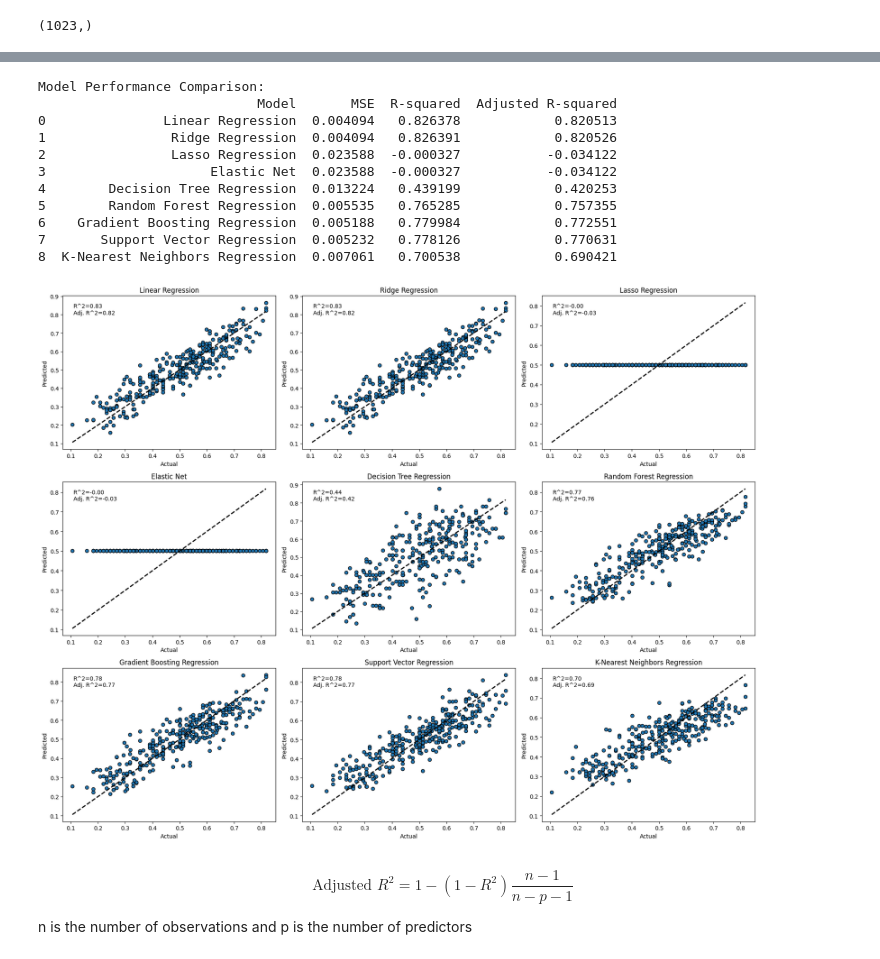
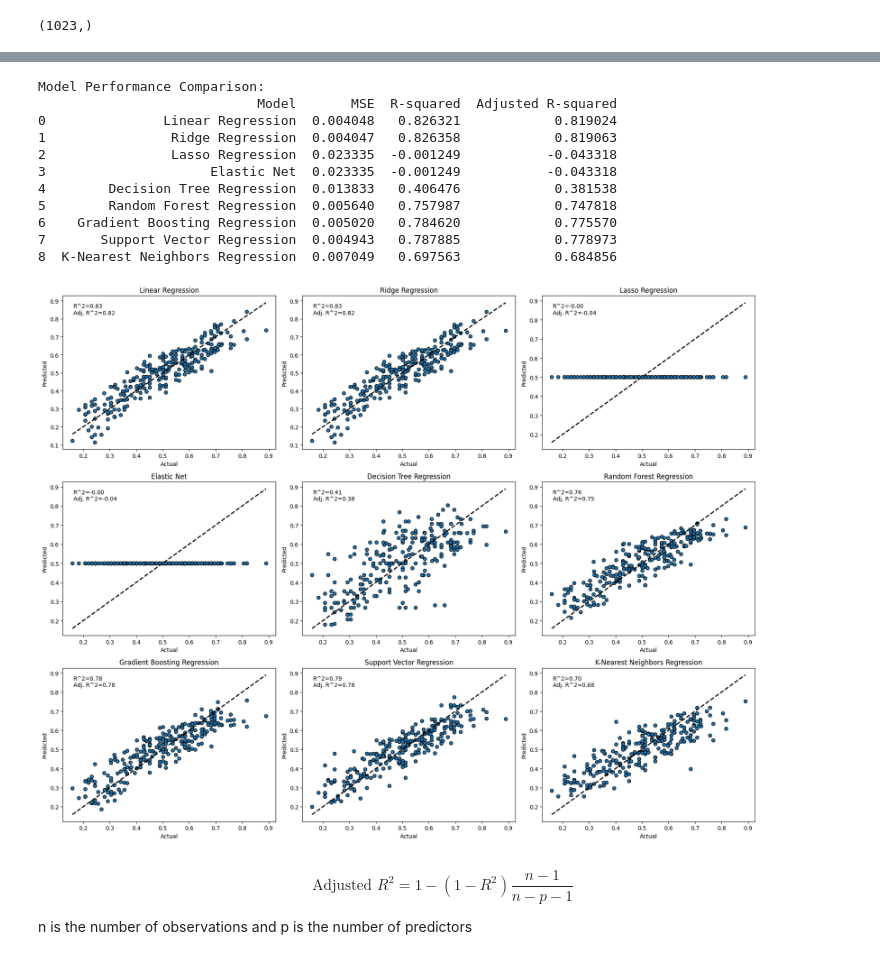
Before and after one commit to ChinmayVar/FinalProject156, a Jupyter notebook: final_proj.ipynb, the cells around one changed output, grey strips where cells are left out. Cells and saved outputs as stored; diff of their text form; code cells hidden in the pictures.

Commit message:
train val test split and added year filter

```diff
--- a/final_proj.ipynb
+++ b/final_proj.ipynb
@@ -73,0 +79,17 @@ print(y_train.shape, y_new.shape)
+# %%
+# Test, Train, Val split
+
+# The 2023-24 season is the test data
+X_test = X.iloc[:30]
+y_test = y.iloc[:30]
+
+# Remaining data for training and validation
+X_remaining = X.iloc[30:]
+y_remaining = y.iloc[30:]
+
+X_train, X_val, y_train, y_val = train_test_split(X_remaining, y_remaining, random_state=42)
+
+# Check the shapes
+print(X_test.shape, y_test.shape)
+print(X_train.shape, X_val.shape)
+print(y_train.shape, y_val.shape)
@@ -109,8 +135,8 @@ plt.show()
 # %%
-# Transform the new data using the same steps
-X_new = scaler.transform(X_new)  # Standardize
-X_new_tilde = X_new - mu  # Center
-X_new_tilde_pca = pca.transform(X_new_tilde)  # Apply PCA
+# Transform the val data using the same steps
+X_val = scaler.transform(X_val)  # Standardize
+X_val_tilde = X_val - mu  # Center
+X_val_tilde_pca = pca.transform(X_val_tilde)  # Apply PCA
 # %%
 # Models initialization
 models = {
@@ -131,58 +157,58 @@ r2_results = {}
 adj_r2_results = {}
 
 # Training and prediction
-n = X_new_tilde_pca.shape[0]
-p = X_new_tilde_pca.shape[1]
+n = X_val_tilde_pca.shape[0]
+p = X_val_tilde_pca.shape[1]
 for name, model in models.items():
     model.fit(X_train_tilde_pca, y_train)
-    y_pred = model.predict(X_new_tilde_pca)
-    mse_results[name] = mean_squared_error(y_new, y_pred)
-    r2_results[name] = r2_score(y_new, y_pred)
+    y_pred = model.predict(X_val_tilde_pca)
+    mse_results[name] = mean_squared_error(y_val, y_pred)
+    r2_results[name] = r2_score(y_val, y_pred)
     adj_r2_results[name] = 1 - (1 - r2_results[name]) * (n - 1) / (n - p - 1)
 
 # Display results
 results = pd.DataFrame({
     'Model': list(mse_results.keys()),
     'MSE': list(mse_results.values()),
     'R-squared': list(r2_results.values()),
     'Adjusted R-squared': list(adj_r2_results.values())
 })
 
 print("Model Performance Comparison:")
 print(results)
 
 # Plotting actual vs predicted values for each model
 plt.figure(figsize=(18, 14))
 
 # Iterate over models for plotting
 for i, (name, model) in enumerate(models.items(), 1):
     plt.subplot(3, 3, i)
     model.fit(X_train_tilde_pca, y_train)
-    y_pred = model.predict(X_new_tilde_pca)
-    plt.scatter(y_new, y_pred, edgecolors=(0, 0, 0))
-    plt.plot([y_new.min(), y_new.max()], [y_new.min(), y_new.max()], 'k--', lw=2)
+    y_pred = model.predict(X_val_tilde_pca)
+    plt.scatter(y_val, y_pred, edgecolors=(0, 0, 0))
+    plt.plot([y_val.min(), y_val.max()], [y_val.min(), y_val.max()], 'k--', lw=2)
     plt.xlabel('Actual')
     plt.ylabel('Predicted')
     plt.title(name)
     plt.text(0.05, 0.95, f'R^2={r2_results[name]:.2f}\nAdj. R^2={adj_r2_results[name]:.2f}',
              transform=plt.gca().transAxes,
              verticalalignment='top')
 
 plt.tight_layout()
 plt.show()
 # %% [output]
 Model Performance Comparison:
                             Model       MSE  R-squared  Adjusted R-squared
-0               Linear Regression  0.004094   0.826378            0.820513
-1                Ridge Regression  0.004094   0.826391            0.820526
-2                Lasso Regression  0.023588  -0.000327           -0.034122
-3                     Elastic Net  0.023588  -0.000327           -0.034122
-4        Decision Tree Regression  0.013224   0.439199            0.420253
-5        Random Forest Regression  0.005535   0.765285            0.757355
-6    Gradient Boosting Regression  0.005188   0.779984            0.772551
-7       Support Vector Regression  0.005232   0.778126            0.770631
-8  K-Nearest Neighbors Regression  0.007061   0.700538            0.690421
+0               Linear Regression  0.004048   0.826321            0.819024
+1                Ridge Regression  0.004047   0.826358            0.819063
+2                Lasso Regression  0.023335  -0.001249           -0.043318
+3                     Elastic Net  0.023335  -0.001249           -0.043318
+4        Decision Tree Regression  0.013833   0.406476            0.381538
+5        Random Forest Regression  0.005640   0.757987            0.747818
+6    Gradient Boosting Regression  0.005020   0.784620            0.775570
+7       Support Vector Regression  0.004943   0.787885            0.778973
+8  K-Nearest Neighbors Regression  0.007049   0.697563            0.684856
-[figure, old version]
+[figure, new version]
 # %% [markdown]
 \begin{equation}
 \text{Adjusted } R^2 = 1 - \left(1 - R^2\right) \frac{n - 1}{n - p - 1}
```
Also changed, not shown: parts of 15 cells of this notebook.
